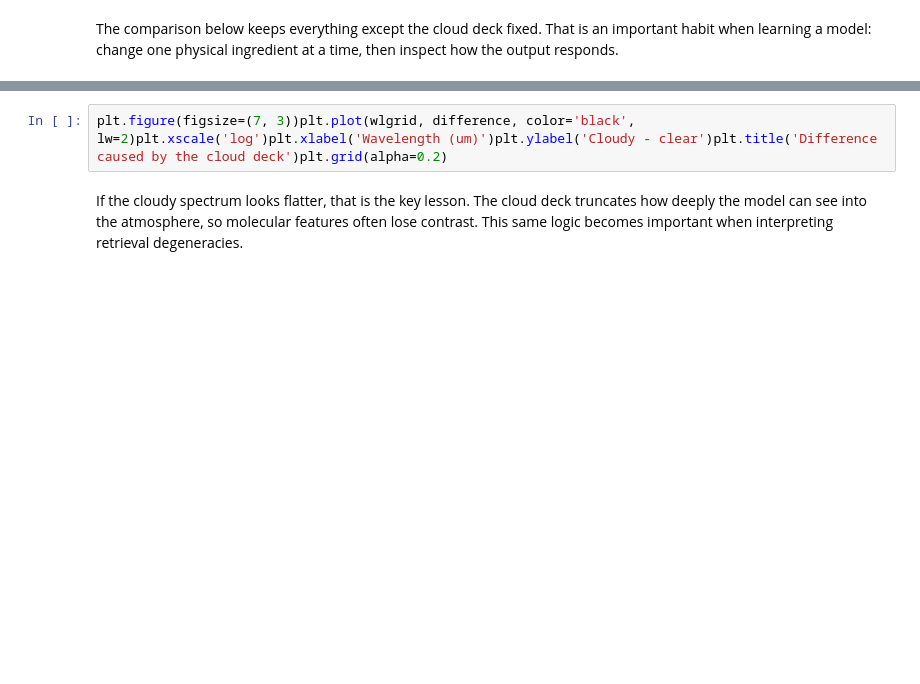
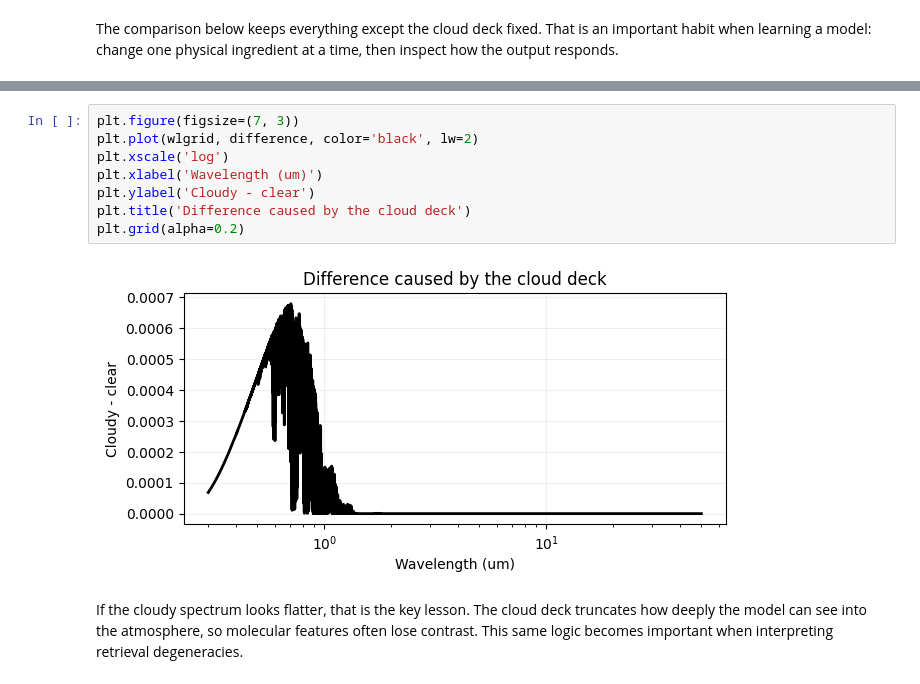
Before and after one commit to eScience-TauRex/taurex3, a Jupyter notebook: examples/notebooks/05_clouds.ipynb, the cells around one changed output, grey strips where cells are left out. Saved outputs shown, nothing was run; the diff lists cells and outputs as text; blank space fills up the shorter version.

```diff
--- a/examples/notebooks/05_clouds.ipynb
+++ b/examples/notebooks/05_clouds.ipynb
@@ -15,4 +61,12 @@ import matplotlib.pyplot as pltplt.figure(figsize=(7, 4))plt.plot(wlgrid, clear_
 # %%
-plt.figure(figsize=(7, 3))plt.plot(wlgrid, difference, color='black', lw=2)plt.xscale('log')plt.xlabel('Wavelength (um)')plt.ylabel('Cloudy - clear')plt.title('Difference caused by the cloud deck')plt.grid(alpha=0.2)
+plt.figure(figsize=(7, 3))
+plt.plot(wlgrid, difference, color='black', lw=2)
+plt.xscale('log')
+plt.xlabel('Wavelength (um)')
+plt.ylabel('Cloudy - clear')
+plt.title('Difference caused by the cloud deck')
+plt.grid(alpha=0.2)
+# %% [output]
+[figure, added]
 # %% [markdown]
 If the cloudy spectrum looks flatter, that is the key lesson. The cloud deck truncates how deeply the model can see into the atmosphere, so molecular features often lose contrast. This same logic becomes important when interpreting retrieval degeneracies.
```
Also changed, not shown: parts of 5 cells of this notebook, 6 other files.
